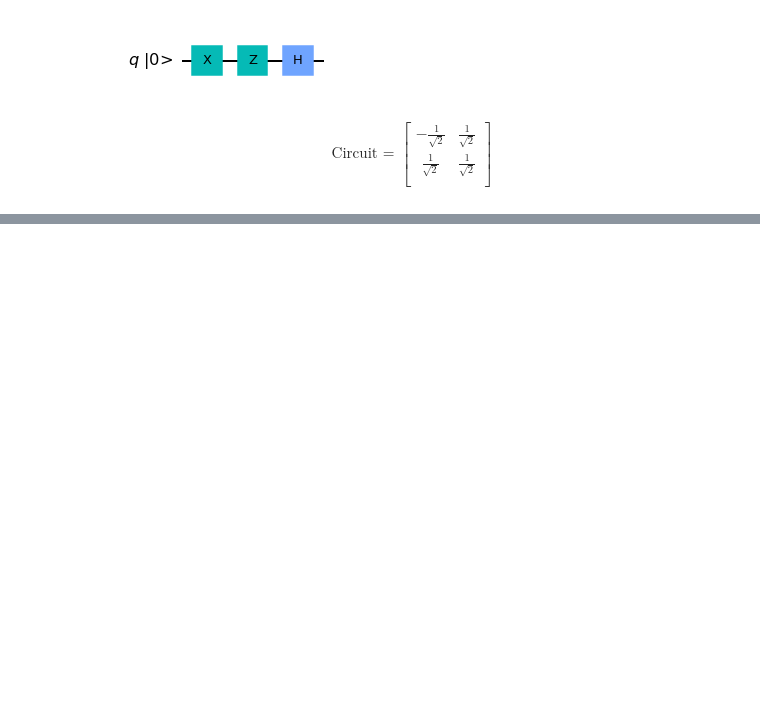
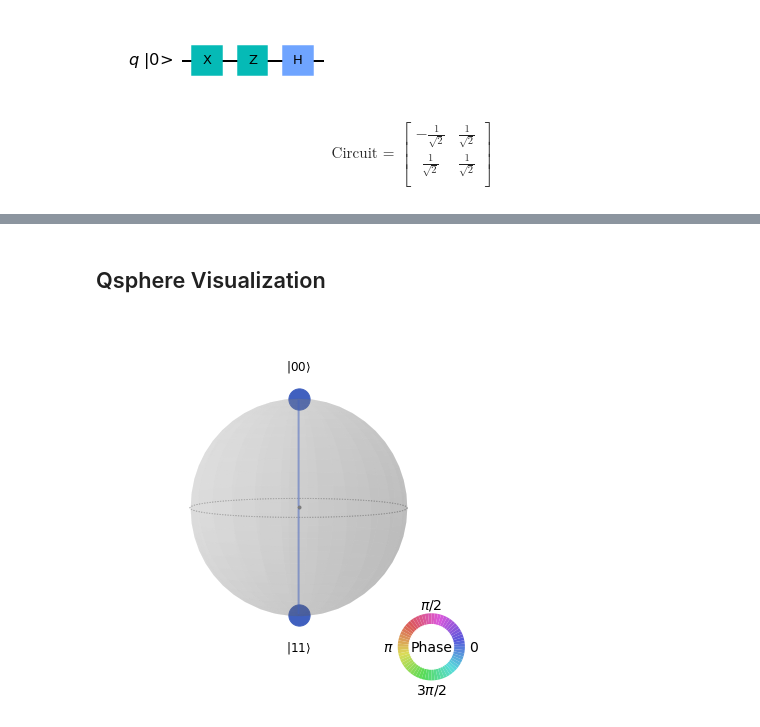
Before and after one commit to nachiket273/Qiskit_Practice, a Jupyter notebook: Qiskit_Book/Multiple_Qubits_and_Entanglement/Multiple_Qubits_and_Entangled_States.ipynb, the cells around one changed output, grey strips where cells are left out. Drawn from its saved outputs; the diff is of its cells as text; code cells hidden in the pictures; blank space fills up the shorter version.

```diff
--- a/Qiskit_Book/Multiple_Qubits_and_Entanglement/Multiple_Qubits_and_Entangled_States.ipynb
+++ b/Qiskit_Book/Multiple_Qubits_and_Entanglement/Multiple_Qubits_and_Entangled_States.ipynb
@@ -246,0 +386,2 @@ $$
+# %% [markdown]
+## Qsphere Visualization
@@ -246,0 +390,4 @@ $$
+# %%
+plot_state_qsphere(final_state)
+# %% [output]
+[figure, added]
```
Also changed, not shown: parts of 35 cells of this notebook.
